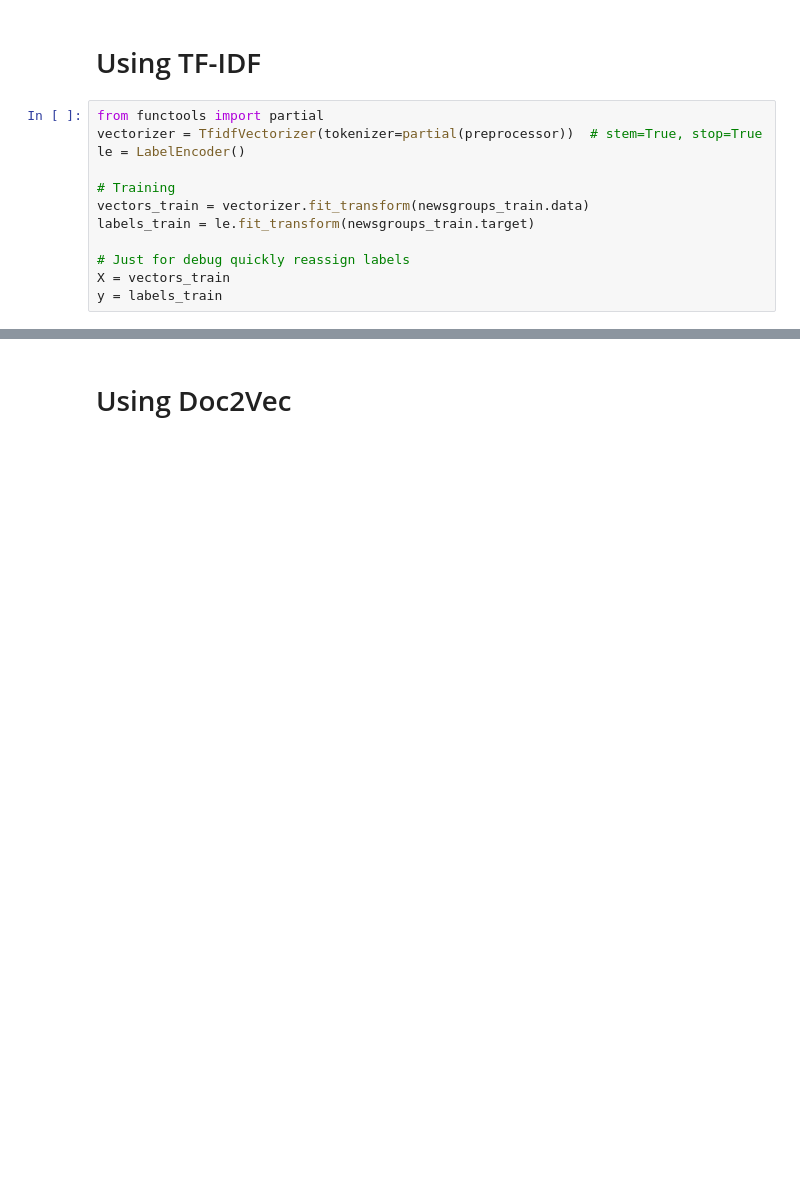
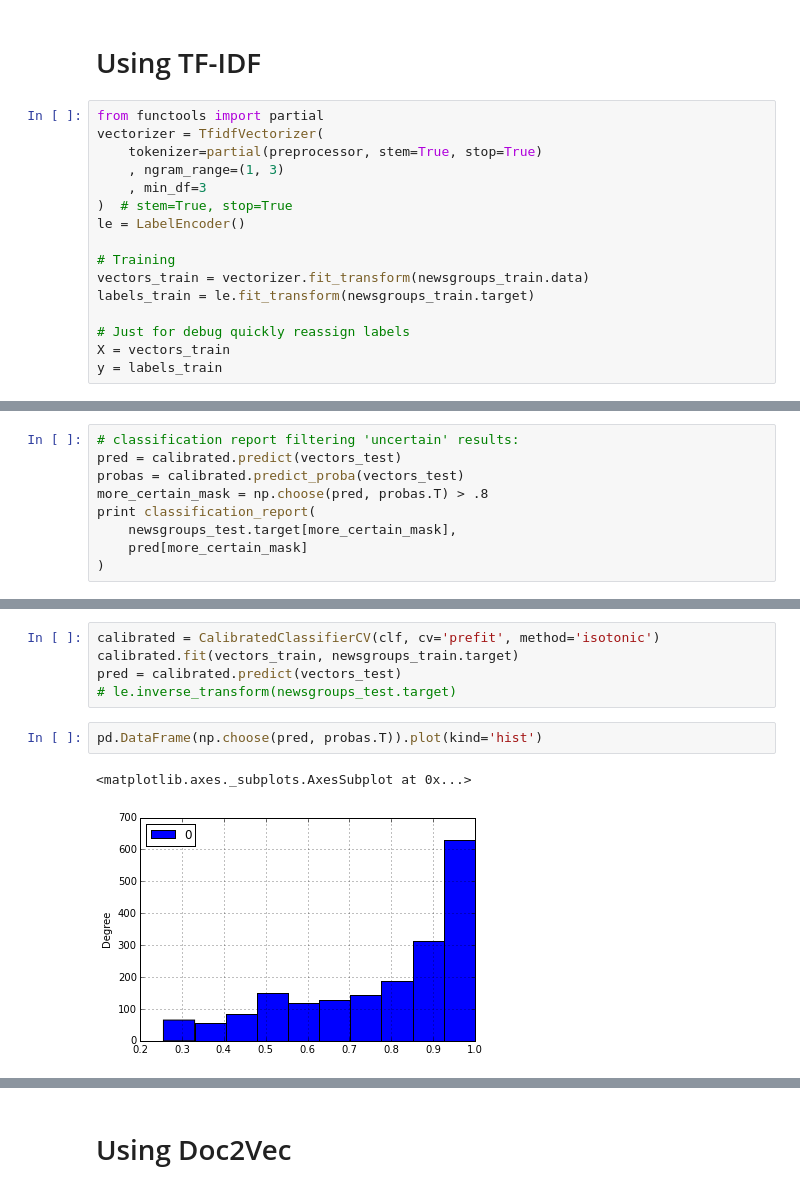
Before and after one commit to bhtucker/nlpArea51, a Jupyter notebook: doc2vec/20 NewsGroups Text Classification With Doc2Vec.ipynb, the cells around one changed output, grey strips where cells are left out. Saved outputs shown, nothing was run; the diff lists cells and outputs as text; blank space fills up the shorter version.

```diff
--- a/doc2vec/20 NewsGroups Text Classification With Doc2Vec.ipynb
+++ b/doc2vec/20 NewsGroups Text Classification With Doc2Vec.ipynb
@@ -68,7 +64,11 @@ u'forgiv ani inaccuraci i delet the origin post isnt thi the same person who wro
 # Using TF-IDF
 # %%
 from functools import partial
-vectorizer = TfidfVectorizer(tokenizer=partial(preprocessor))  # stem=True, stop=True
+vectorizer = TfidfVectorizer(
+    tokenizer=partial(preprocessor, stem=True, stop=True)
+    , ngram_range=(1, 3)
+    , min_df=3
+)  # stem=True, stop=True
 le = LabelEncoder()
 
 # Training
@@ -132,0 +353,9 @@ avg / total       0.81      0.81      0.81      1875
+# %%
+# classification report filtering 'uncertain' results:
+pred = calibrated.predict(vectors_test)
+probas = calibrated.predict_proba(vectors_test)
+more_certain_mask = np.choose(pred, probas.T) > .8
+print classification_report(
+    newsgroups_test.target[more_certain_mask],
+    pred[more_certain_mask]
+)
@@ -132,0 +372,10 @@ avg / total       0.81      0.81      0.81      1875
+# %%
+calibrated = CalibratedClassifierCV(clf, cv='prefit', method='isotonic')
+calibrated.fit(vectors_train, newsgroups_train.target)
+pred = calibrated.predict(vectors_test)
+# le.inverse_transform(newsgroups_test.target)
+# %%
+pd.DataFrame(np.choose(pred, probas.T)).plot(kind='hist')
+# %% [output]
+<matplotlib.axes._subplots.AxesSubplot at 0x...>
+[figure, added]
```
Also changed, not shown: parts of 63 cells of this notebook, 1 other file.
